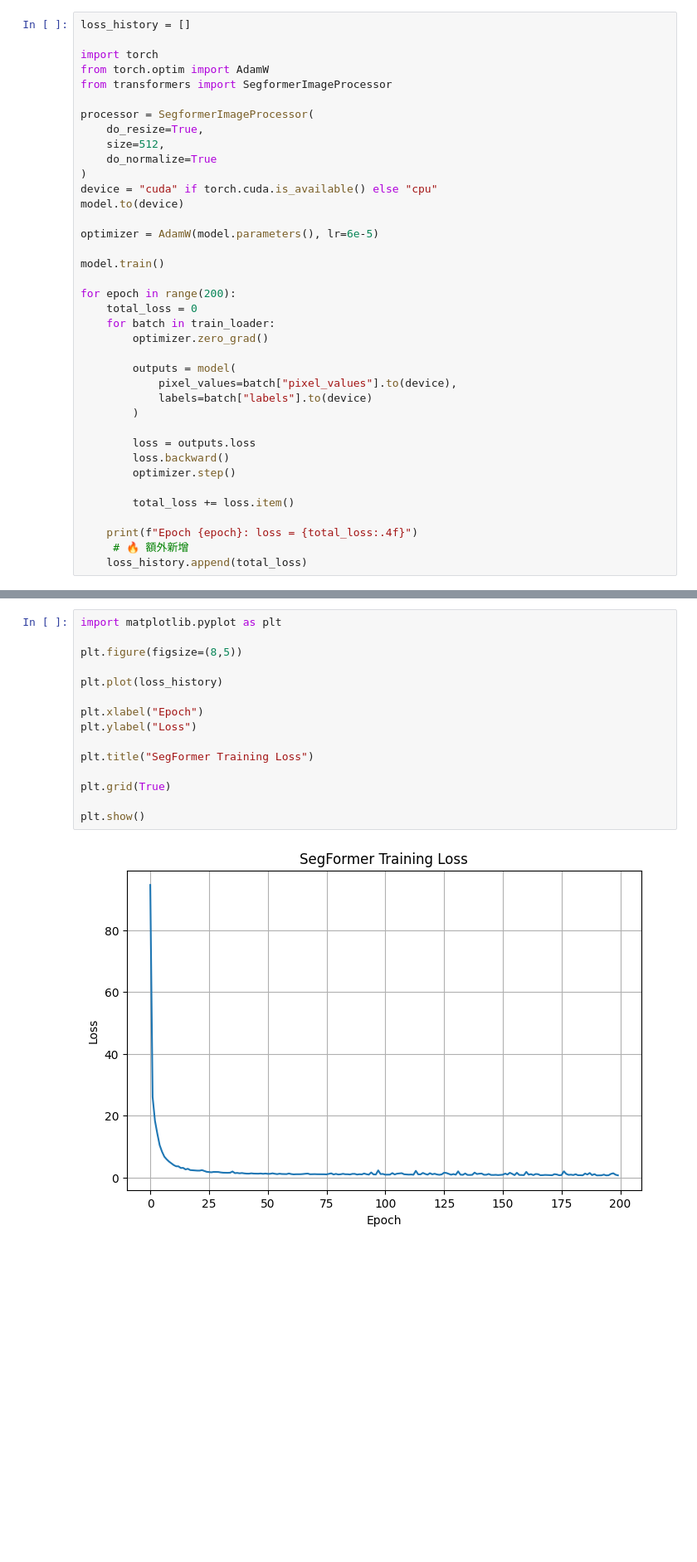
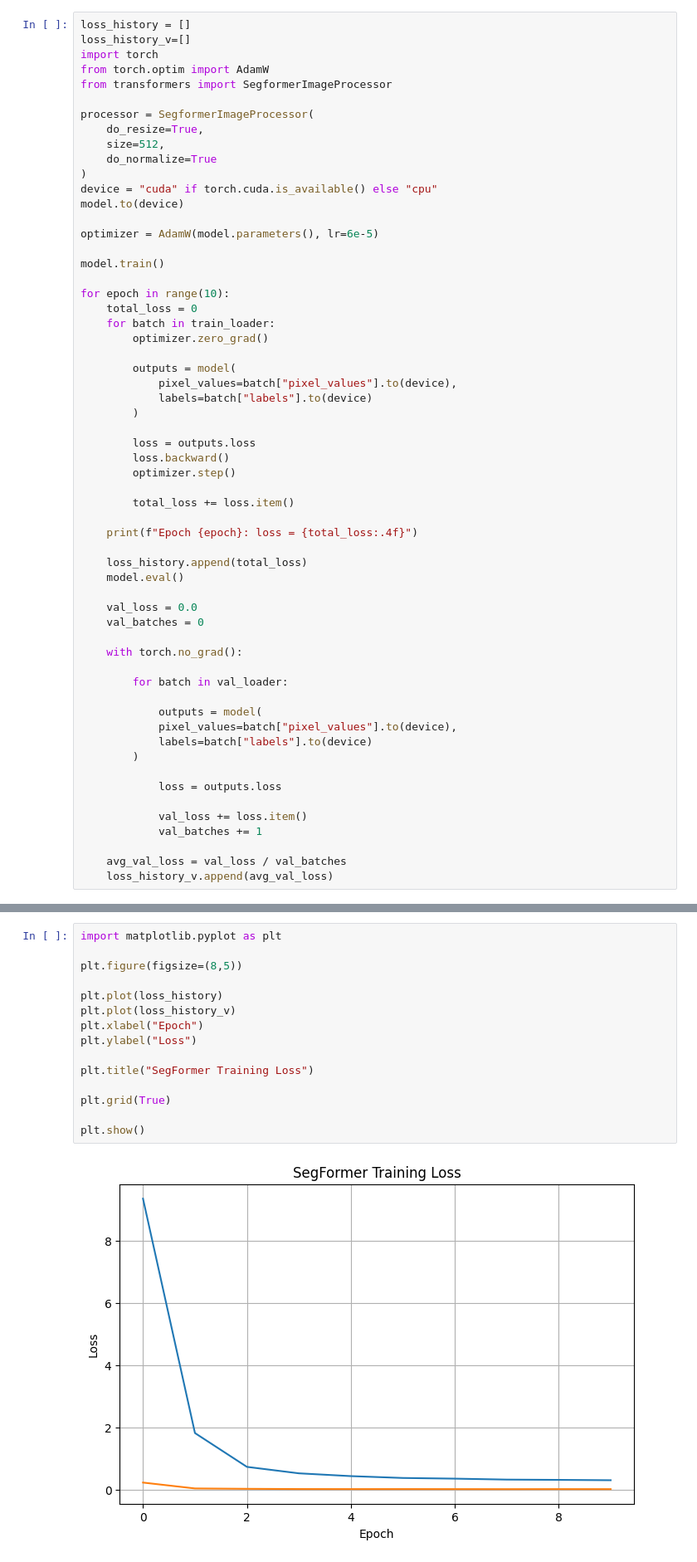
Before and after one commit to jasonfghx/retina_image, a Jupyter notebook: segformer_VAL.ipynb, the cells around one changed output, grey strips where cells are left out. Shown at 83% size. Drawn from its saved outputs; the diff is of its cells as text; blank space fills up the shorter version.

```diff
--- a/segformer_VAL.ipynb
+++ b/segformer_VAL.ipynb
@@ -243,6 +270,6 @@ train_loader = DataLoader(
 # %%
 loss_history = []
-
+loss_history_v=[]
 import torch
 from torch.optim import AdamW
 from transformers import SegformerImageProcessor
@@ -259,7 +286,7 @@ optimizer = AdamW(model.parameters(), lr=6e-5)
 
 model.train()
 
-for epoch in range(200):
+for epoch in range(10):
     total_loss = 0
     for batch in train_loader:
         optimizer.zero_grad()
@@ -276,6 +303,27 @@ for epoch in range(200):
         total_loss += loss.item()
 
     print(f"Epoch {epoch}: loss = {total_loss:.4f}")
-     # 🔥 額外新增
+
     loss_history.append(total_loss)
+    model.eval()
+
+    val_loss = 0.0
+    val_batches = 0
+
+    with torch.no_grad():
+
+        for batch in val_loader:
+
+            outputs = model(
+            pixel_values=batch["pixel_values"].to(device),
+            labels=batch["labels"].to(device)
+        )
+
+            loss = outputs.loss
+
+            val_loss += loss.item()
+            val_batches += 1
+
+    avg_val_loss = val_loss / val_batches
+    loss_history_v.append(avg_val_loss)
 # %% [output]
@@ -299,20 +340,20 @@ Epoch 199: loss = 0.6574
 # %%
 import matplotlib.pyplot as plt
 
 plt.figure(figsize=(8,5))
 
 plt.plot(loss_history)
-
+plt.plot(loss_history_v)
 plt.xlabel("Epoch")
 plt.ylabel("Loss")
 
 plt.title("SegFormer Training Loss")
 
 plt.grid(True)
 
 plt.show()
 # %% [output]
-[figure, old version]
+[figure, new version]
 # %%
 import torch
 import numpy as np
```
Also changed, not shown: parts of 14 cells of this notebook.
